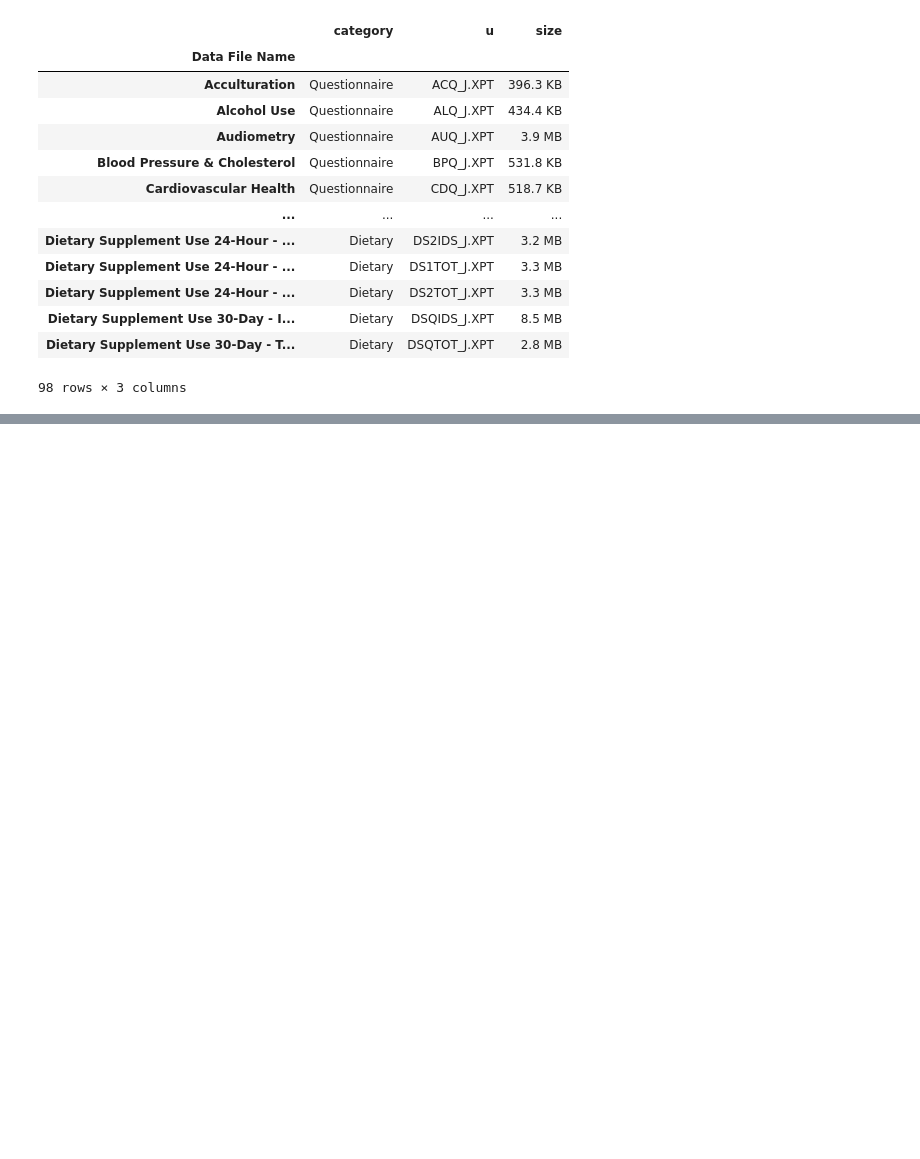
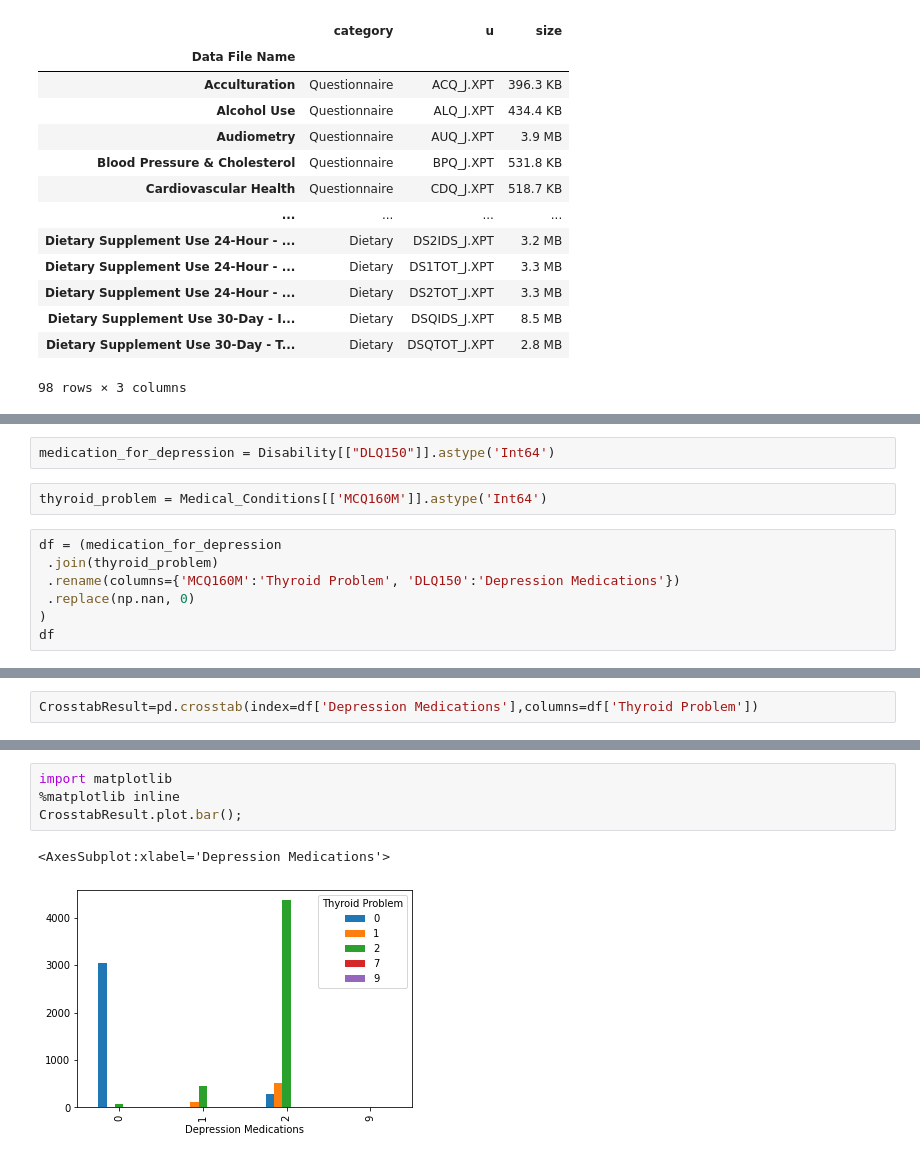
Before and after one commit to ozayn/ozaaayn-project, a Jupyter notebook: project.ipynb, the cells around one changed output, grey strips where cells are left out. Cells and saved outputs as stored; diff of their text form; blank space fills up the shorter version.

```diff
--- a/project.ipynb
+++ b/project.ipynb
@@ -63,0 +166,11 @@ df
+# %%
+medication_for_depression = Disability[["DLQ150"]].astype('Int64')
+# %%
+thyroid_problem = Medical_Conditions[['MCQ160M']].astype('Int64')
+# %%
+df = (medication_for_depression
+ .join(thyroid_problem)
+ .rename(columns={'MCQ160M':'Thyroid Problem', 'DLQ150':'Depression Medications'})
+ .replace(np.nan, 0)
+)
+df
@@ -63,0 +191,2 @@ df
+# %%
+CrosstabResult=pd.crosstab(index=df['Depression Medications'],columns=df['Thyroid Problem'])
@@ -63,0 +202,7 @@ df
+# %%
+import matplotlib
+%matplotlib inline
+CrosstabResult.plot.bar();
+# %% [output]
+<AxesSubplot:xlabel='Depression Medications'>
+[figure, added]
```
Also changed, not shown: parts of 21 cells of this notebook, 1 other file.
